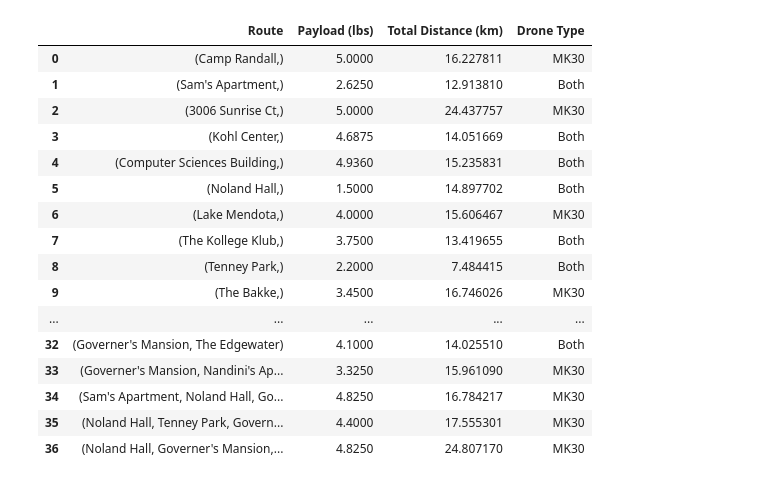
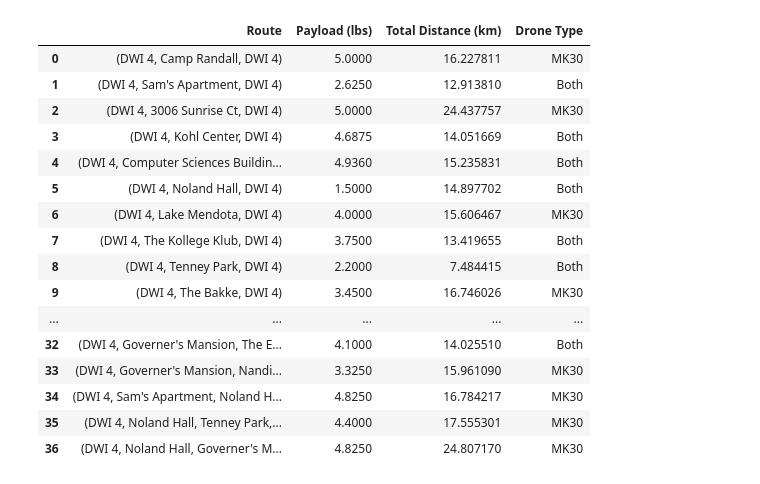
Before and after one commit to nandinijagtiani/DroneOptimization, a Jupyter notebook: Project/Optimize/amazon.ipynb, the cells around one changed output. Drawn from its saved outputs; the diff is of its cells as text; code cells hidden in the pictures.

```diff
--- a/Project/Optimize/amazon.ipynb
+++ b/Project/Optimize/amazon.ipynb
@@ -66,7 +66,7 @@ def haversine(lat1, lon1, lat2, lon2):
 
 # Define depot and charging station
 depot = {"DWI 4": (43.103263, -89.323598)}
-sellery = {"Sellery": (43.075182, -89.400503)}
+sellery_location = [43.075182, -89.400503]
 
 # Consumer locations with payload weights
 locations = {
@@ -85,7 +85,9 @@ locations = {
     "Wisconsin State Capital": (43.076583, -89.384819, 5.0000),
     "Henry Vilas Zoo": (43.060791, -89.410046, 3.0000),
     "The Edgewater": (43.079474, -89.389944, 3.4000),
-    "Nandini's Apartment": (43.069867, -89.394065, 2.6250)
+    "Nandini's Apartment": (43.069867, -89.394065, 2.6250),
+    "Sellery": (43.075182, -89.400503, 0),
+    "DWI 4": (43.103263, -89.323598, 0)
 }
 
 # Max initial ranges
@@ -96,7 +138,7 @@ def get_possible_routes():
     possible_routes = []
     unique_routes_set = set()  # Track unique routes by their items
 
-    consumers = list(locations.keys())
+    consumers = list(locations.keys())[:-2]
 
     # Generate all subsets of consumers
     for r in range(1, len(consumers) + 1):
@@ -113,69 +155,83 @@ def get_possible_routes():
                 continue
             unique_routes_set.add(sorted_route)
 
-            # Distance calculation: Depot -> Consumers -> Depot
+            # Distance calculation: Depot -> Consumers -> Depot (checking if recharge is needed)
             total_distance = 0
             start_lat, start_lon = depot["DWI 4"]
+            route_with_recharge = ["DWI 4"]  # Start with DWI 4
 
             for consumer in subset:
                 consumer_lat, consumer_lon = locations[consumer][:2]
                 total_distance += haversine(start_lat, start_lon, consumer_lat, consumer_lon)
                 start_lat, start_lon = consumer_lat, consumer_lon
+                route_with_recharge.append(consumer)  # Add consumer name, not coordinates
 
-            # Return to depot
-            total_distance += haversine(start_lat, start_lon, depot["DWI 4"][0], depot["DWI 4"][1])
-
-            # Adjust range based on payload
+            # Check if the total distance exceeds the range, and if so, add Sellery for recharge
             adjusted_range_mk30 = initial_range_mk30 * (1 - total_payload / 100)
             adjusted_range_mk27 = initial_range_mk27 * (1 - total_payload / 100)
 
+            if total_distance > adjusted_range_mk30:  # Check for MK30 range
+                # Add Sellery as a recharge stop
+                route_with_recharge.append("Sellery")  # Add Sellery name as a stop
+                total_distance += haversine(start_lat, start_lon, sellery_location[0], sellery_location[1])
+                start_lat, start_lon = sellery_location  # Update to Sellery location
+
+                # Recharge at Sellery (reset distance after recharge)
+                total_distance = 0  # Reset total distance after recharge
+
+            # Return to depot after all consumers and possible recharge
+            total_distance += haversine(start_lat, start_lon, depot["DWI 4"][0], depot["DWI 4"][1])
+
+            route_with_recharge.append("DWI 4")
+
+            # Determine feasibility based on the adjusted range
             mk30_feasible = total_distance <= adjusted_range_mk30
             mk27_feasible = total_distance <= adjusted_range_mk27
 
             drone_type = None
             if mk30_feasible and mk27_feasible:
                 drone_type = "Both"
             elif mk30_feasible:
                 drone_type = "MK30"
             elif mk27_feasible:
                 drone_type = "MK27"
 
             if drone_type:
                 possible_routes.append({
-                    "Route": subset,
+                    "Route": tuple(route_with_recharge),  # Store as a tuple
                     "Payload (lbs)": total_payload,
                     "Total Distance (km)": total_distance,
                     "Drone Type": drone_type
                 })
 
     return possible_routes
 
 
 # Get all possible routes
 routes = get_possible_routes()
 
 # Convert to DataFrame and display
 routes_df = pd.DataFrame(routes)
 routes_df.to_csv('routes.csv', index=False)
 display(routes_df)
 # %% [output]
 |  | Route | Payload (lbs) | Total Distance (km) | Drone Type |
-| 0 | (Camp Randall,) | 5.0000 | 16.227811 | MK30 |
-| 1 | (Sam's Apartment,) | 2.6250 | 12.913810 | Both |
-| 2 | (3006 Sunrise Ct,) | 5.0000 | 24.437757 | MK30 |
-| 3 | (Kohl Center,) | 4.6875 | 14.051669 | Both |
-| 4 | (Computer Sciences Building,) | 4.9360 | 15.235831 | Both |
-| 5 | (Noland Hall,) | 1.5000 | 14.897702 | Both |
-| 6 | (Lake Mendota,) | 4.0000 | 15.606467 | MK30 |
-| 7 | (The Kollege Klub,) | 3.7500 | 13.419655 | Both |
-| 8 | (Tenney Park,) | 2.2000 | 7.484415 | Both |
-| 9 | (The Bakke,) | 3.4500 | 16.746026 | MK30 |
+| 0 | (DWI 4, Camp Randall, DWI 4) | 5.0000 | 16.227811 | MK30 |
+| 1 | (DWI 4, Sam's Apartment, DWI 4) | 2.6250 | 12.913810 | Both |
+| 2 | (DWI 4, 3006 Sunrise Ct, DWI 4) | 5.0000 | 24.437757 | MK30 |
+| 3 | (DWI 4, Kohl Center, DWI 4) | 4.6875 | 14.051669 | Both |
+| 4 | (DWI 4, Computer Sciences Buildin... | 4.9360 | 15.235831 | Both |
+| 5 | (DWI 4, Noland Hall, DWI 4) | 1.5000 | 14.897702 | Both |
+| 6 | (DWI 4, Lake Mendota, DWI 4) | 4.0000 | 15.606467 | MK30 |
+| 7 | (DWI 4, The Kollege Klub, DWI 4) | 3.7500 | 13.419655 | Both |
+| 8 | (DWI 4, Tenney Park, DWI 4) | 2.2000 | 7.484415 | Both |
+| 9 | (DWI 4, The Bakke, DWI 4) | 3.4500 | 16.746026 | MK30 |
 | ... | ... | ... | ... | ... |
-| 32 | (Governer's Mansion, The Edgewater) | 4.1000 | 14.025510 | Both |
-| 33 | (Governer's Mansion, Nandini's Ap... | 3.3250 | 15.961090 | MK30 |
-| 34 | (Sam's Apartment, Noland Hall, Go... | 4.8250 | 16.784217 | MK30 |
-| 35 | (Noland Hall, Tenney Park, Govern... | 4.4000 | 17.555301 | MK30 |
-| 36 | (Noland Hall, Governer's Mansion,... | 4.8250 | 24.807170 | MK30 |
+| 32 | (DWI 4, Governer's Mansion, The E... | 4.1000 | 14.025510 | Both |
+| 33 | (DWI 4, Governer's Mansion, Nandi... | 3.3250 | 15.961090 | MK30 |
+| 34 | (DWI 4, Sam's Apartment, Noland H... | 4.8250 | 16.784217 | MK30 |
+| 35 | (DWI 4, Noland Hall, Tenney Park,... | 4.4000 | 17.555301 | MK30 |
+| 36 | (DWI 4, Noland Hall, Governer's M... | 4.8250 | 24.807170 | MK30 |
 # %%
 # Mapping location names to integers
 location_to_int = {
```
Also changed, not shown: parts of 6 cells of this notebook.
